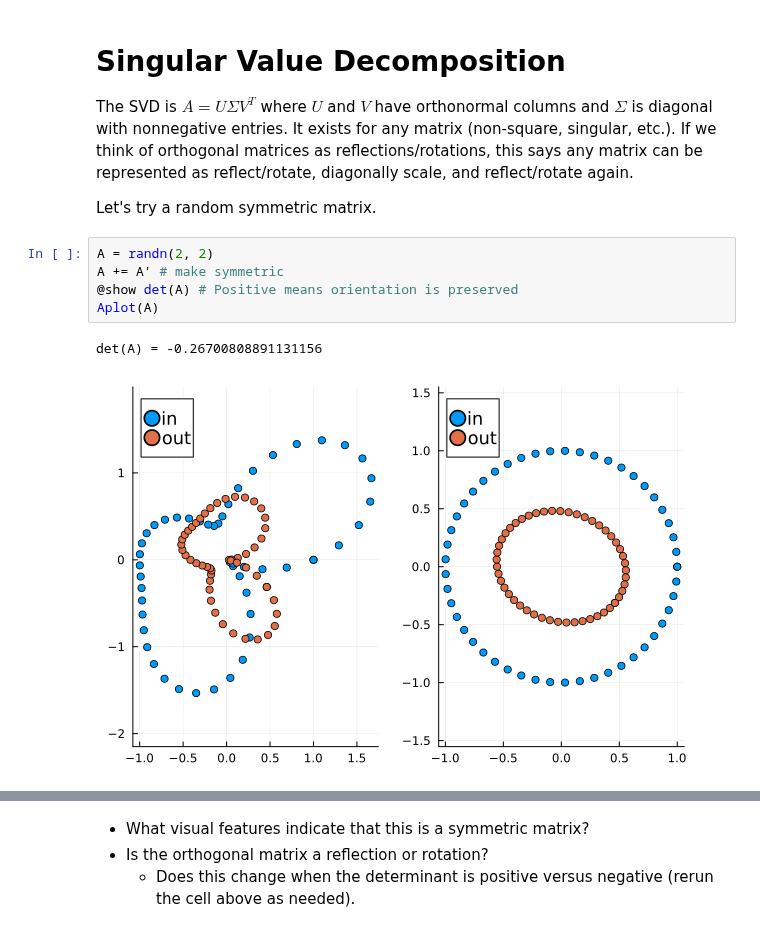
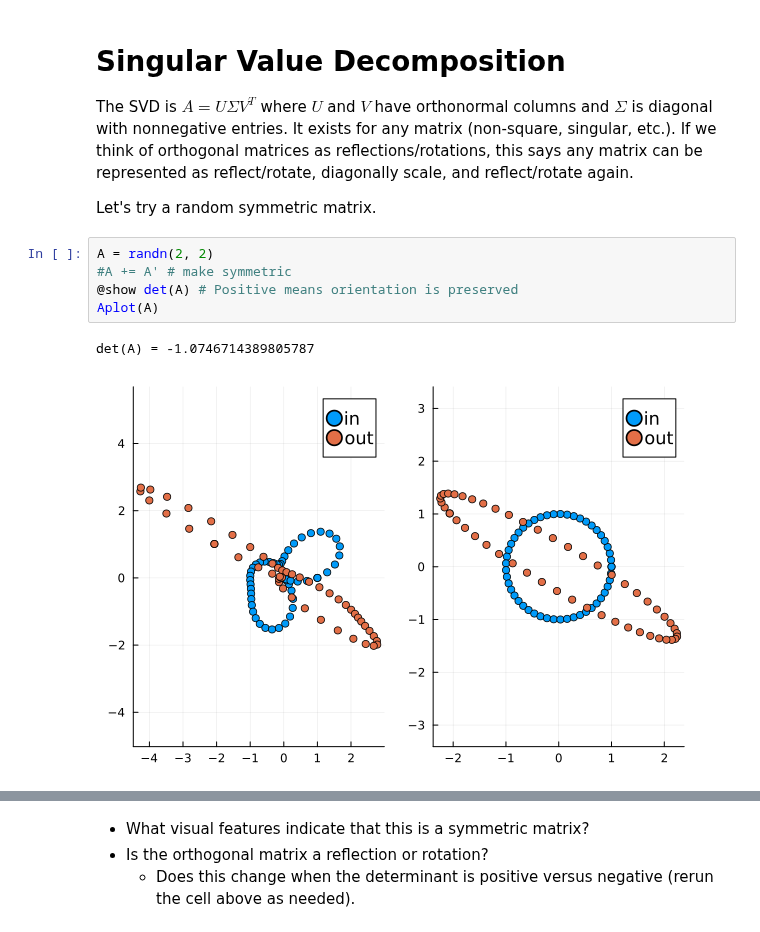
Before and after one commit to cu-numcomp/fall26, a Jupyter notebook: slides/2026-10-02-svd.ipynb, the cells around one changed output, grey strips where cells are left out. Drawn from its saved outputs; the diff is of its cells as text.

```diff
--- a/slides/2026-10-02-svd.ipynb
+++ b/slides/2026-10-02-svd.ipynb
@@ -278,12 +278,12 @@ The SVD is $A = U \Sigma V^T$ where $U$ and $V$ have orthonormal columns and $\S
 Let's try a random symmetric matrix.
 # %%
 A = randn(2, 2)
-A += A' # make symmetric
+#A += A' # make symmetric
 @show det(A) # Positive means orientation is preserved
 Aplot(A)
 # %% [output]
-det(A) = -0.26700808891131156
+det(A) = -1.0746714389805787
-[figure, old version]
+[figure, new version]
 # %%
 U, S, V = svd(A)
 @show S
```
Also changed, not shown: parts of 4 cells of this notebook, 4 other files.
